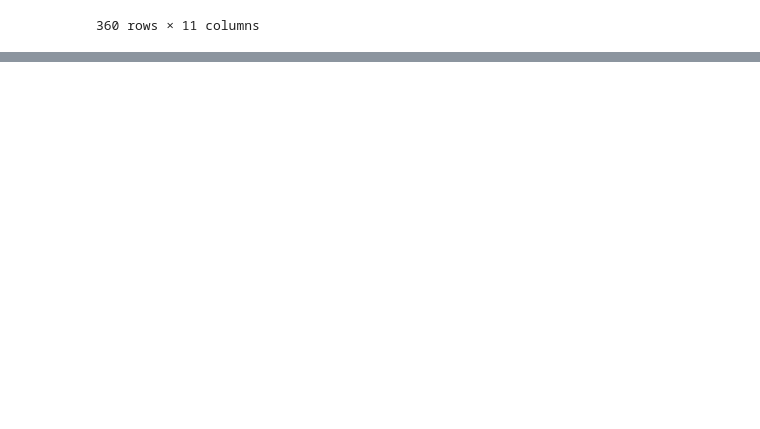
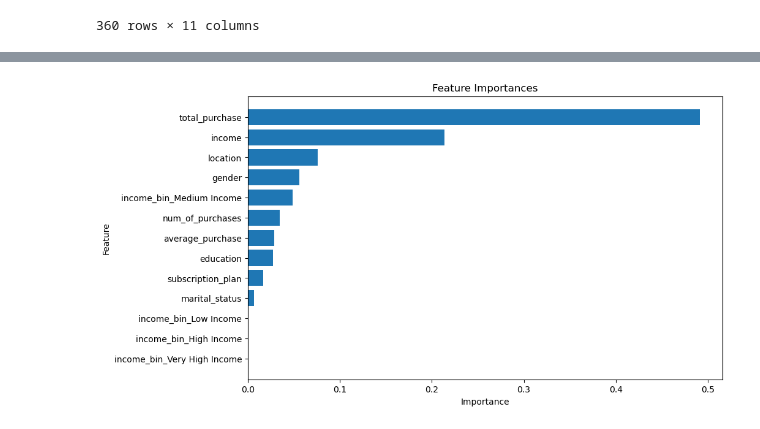
Before and after one commit to Ettiene-Koekemoer/Machine-Learning-382-Project2-Group_J, a Jupyter notebook: modeling.ipynb, the cells around one changed output, grey strips where cells are left out. Saved outputs shown, nothing was run; the diff lists cells and outputs as text; code cells hidden in the pictures; blank space fills up the shorter version.

Commit message:
Feature importance and consistency

```diff
--- a/modeling.ipynb
+++ b/modeling.ipynb
@@ -468,6 +470,7 @@ mae_scores.append(round(mean_absolute_error(y_Test,y_test_lin_pred),4))
 # %%
 # Encode, build, and fit model
 log_Model = make_pipeline(
+    StandardScaler(),
     LogisticRegression(max_iter=10000)
 )
 log_Model.fit(x_Train, y_Train)
@@ -775,27 +814,23 @@ joblib.dump(forest_model, './artifacts/model_2.pkl')
 
 # Loading Model
 final_model = joblib.load('./artifacts/model_2.pkl')
-# %%
-# Load the Final Model
-final_model = joblib.load('./artifacts/model_2.pkl')
-
-# Extract features and their coefficients
-coeff = final_model.named_steps["randomforestclassifier"].feature_importances_
-feat = final_model.named_steps['randomforestclassifier'].feature_names_in_
-
-# Convert to Pandas Series
-feat_imp = pd.Series(
-    np.exp(coeff), index=feat
-).sort_values(ascending=True)
-
-# Create horizontal bar chart of feature importances
-fig = px.bar(
-    data_frame=feat_imp,
-    x=feat_imp[:15].values,
-    y=feat_imp[:15].index,
-    title="Customer Churn Random Forest, Feature Importance (Gini) - 15 features"
-)
-
-fig.update_layout(xaxis_title='Gini Importance', yaxis_title='')
-fig.show()
+# %%
+feature_model = final_model.named_steps['decisiontreeclassifier']
+feature_importance = feature_model.feature_importances_
+feature_names = x_Train.columns
+
+feature_importance_df = pd.DataFrame({'Feature': feature_names, 'Importance': feature_importance})
+
+sorted_feature_importance_df = feature_importance_df.sort_values(by='Importance', ascending=False)
+
+# Plot the feature importances as a bar graph
+plt.figure(figsize=(10, 6))
+plt.barh(sorted_feature_importance_df['Feature'], sorted_feature_importance_df['Importance'])
+plt.xlabel('Importance')
+plt.ylabel('Feature')
+plt.title('Feature Importances')
+plt.gca().invert_yaxis()  # Invert y-axis to display most important features at the top
+plt.show()
+# %% [output]
+[figure, added]
 # %%
```
Also changed, not shown: parts of 22 cells of this notebook, 3 other files.
